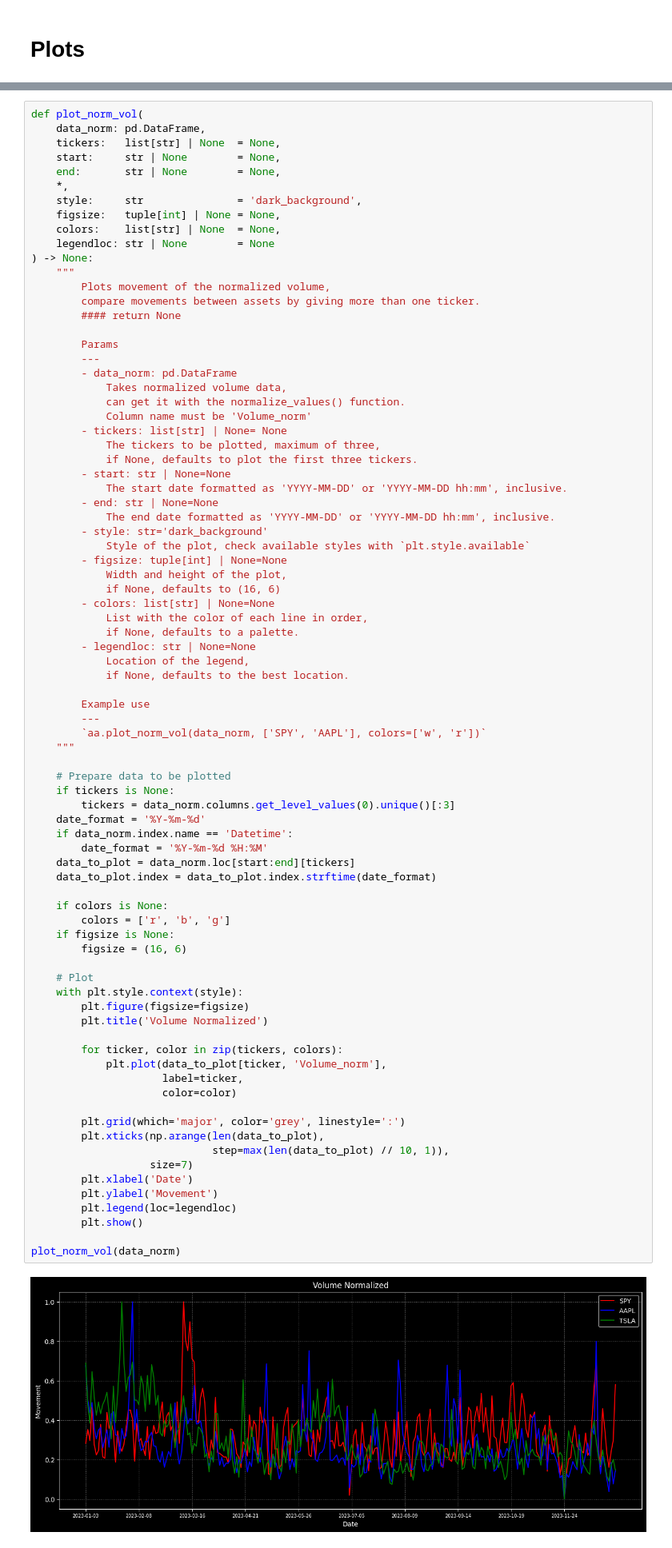
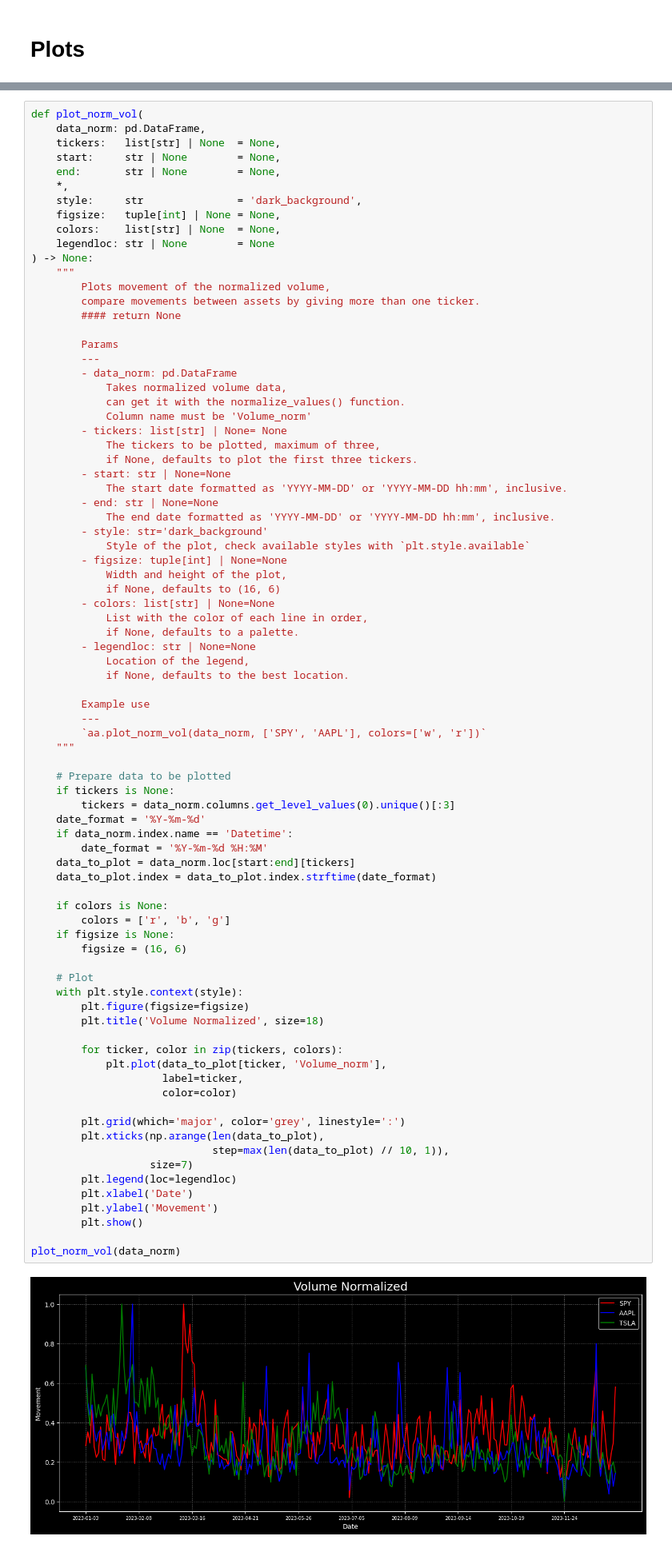
Before and after one commit to AndryADSM/AndryADSM, a Jupyter notebook: asset_analyzer.ipynb, the cells around one changed output, grey strips where cells are left out. Shown at 80% size. Saved outputs shown, nothing was run; the diff lists cells and outputs as text.

```diff
--- a/asset_analyzer.ipynb
+++ b/asset_analyzer.ipynb
@@ -1058,36 +1059,36 @@ def plot_norm_vol(
     date_format = '%Y-%m-%d'
     if data_norm.index.name == 'Datetime':
         date_format = '%Y-%m-%d %H:%M'
     data_to_plot = data_norm.loc[start:end][tickers]
     data_to_plot.index = data_to_plot.index.strftime(date_format)
 
     if colors is None:
         colors = ['r', 'b', 'g']
     if figsize is None:
         figsize = (16, 6)
 
     # Plot
     with plt.style.context(style):
         plt.figure(figsize=figsize)
-        plt.title('Volume Normalized')
+        plt.title('Volume Normalized', size=18)
 
         for ticker, color in zip(tickers, colors):
             plt.plot(data_to_plot[ticker, 'Volume_norm'],
                      label=ticker,
                      color=color)
 
         plt.grid(which='major', color='grey', linestyle=':')
         plt.xticks(np.arange(len(data_to_plot),
                              step=max(len(data_to_plot) // 10, 1)),
                    size=7)
+        plt.legend(loc=legendloc)
         plt.xlabel('Date')
         plt.ylabel('Movement')
-        plt.legend(loc=legendloc)
         plt.show()
 
 plot_norm_vol(data_norm)
 # %% [output]
-[figure, old version]
+[figure, new version]
 # %%
 def plot_dist_ret(
         data_ret:  pd.DataFrame,
```
Also changed, not shown: parts of 18 cells of this notebook.
